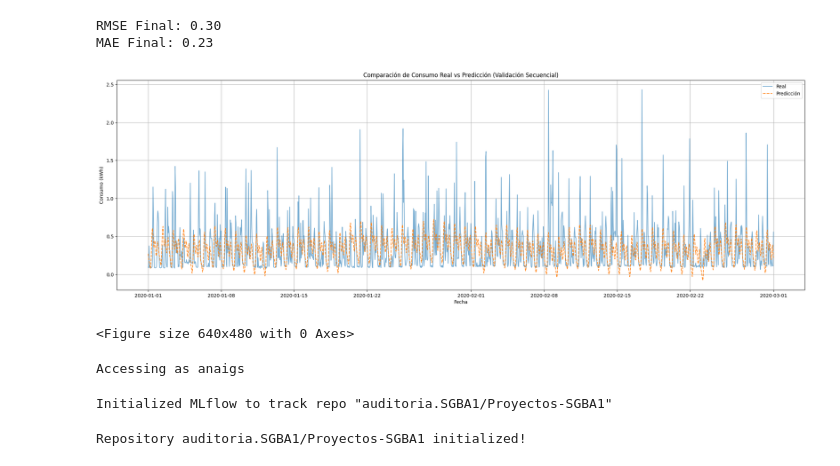
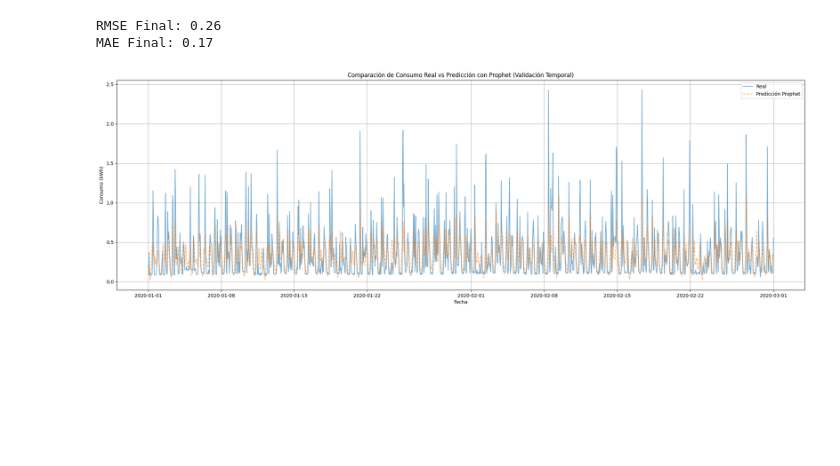
Before and after one commit to jortrux/Proyectos-SGBA1, a Jupyter notebook: src/modelos/predictivo_hogar/notebooks/modelo_individual_prophet.ipynb, the cells around one changed output. Saved outputs shown, nothing was run; the diff lists cells and outputs as text; code cells hidden in the pictures; blank space fills up the shorter version.

Commit message:
cambios en el error del modelo consumo individual

```diff
--- a/src/modelos/predictivo_hogar/notebooks/modelo_individual_prophet.ipynb
+++ b/src/modelos/predictivo_hogar/notebooks/modelo_individual_prophet.ipynb
@@ -132,0 +34,33 @@ for dia in pd.date_range(start='2020-01-01', end=test['ds'].max(), freq='D'):
+# %%
+# Features de lags y rolling SIN fuga
+df["lag_1h"] = df["consumo_kwh"].shift(1)
+df["lag_24h"] = df["consumo_kwh"].shift(24)
+df["rolling_3h"] = df["consumo_kwh"].shift(1).rolling(3).mean()
+df["rolling_24h"] = df["consumo_kwh"].shift(1).rolling(24).mean()
+df["delta"] = df["consumo_kwh"].diff().shift(1)
+
+# Ciclicidad horaria
+df["hour_sin"] = np.sin(2 * np.pi * df["hour"] / 24)
+df["hour_cos"] = np.cos(2 * np.pi * df["hour"] / 24)
+
+# Renombrar columnas para Prophet
+df = df.rename(columns={"timestamp": "ds", "consumo_kwh": "y"})
+
+# Eliminar nulos generados
+df.dropna(inplace=True)
+# %%
+# Variables que usás como regresores
+regresores = [
+    'hour', 'weekday', 'is_weekend', 'is_holiday',
+    'tmed', 'tmin', 'tmax', 'prec', 'velmedia', 'racha', 'sol', 'hrMedia', 'year',
+    'lag_1h', 'lag_24h', 'rolling_3h', 'rolling_24h', 'delta',
+    'hour_sin', 'hour_cos'
+]
+
+# Inicializar estructura de métricas y resultados
+rmse_values, mae_values = [], []
+predicciones_totales = pd.DataFrame()
+
+# Rango de validación
+start_val = pd.Timestamp('2020-01-01')
+end_val = df['ds'].max().normalize()
@@ -133,39 +132,22 @@ for dia in pd.date_range(start='2020-01-01', end=test['ds'].max(), freq='D'):
 # %%
-
-# Calcular métricas finales
+# Métricas globales
 rmse_final = np.mean(rmse_values)
 mae_final = np.mean(mae_values)
-
-print(f"RMSE Final: {rmse_final:.2f}")
+print(f"\nRMSE Final: {rmse_final:.2f}")
 print(f"MAE Final: {mae_final:.2f}")
 # %% [output]
-RMSE Final: 0.30
-MAE Final: 0.23
+RMSE Final: 0.26
+MAE Final: 0.17
 # %%
-# Graficar los valores reales vs predichos
+# Gráfico de resultados
 plt.figure(figsize=(26, 8))
-plt.plot(predicciones_totales['ds'], predicciones_totales['real'], label="Real", alpha=0.6)
-plt.plot(predicciones_totales['ds'], predicciones_totales['yhat'], label="Predicción", alpha=0.9, linestyle="dashed")
+plt.plot(predicciones_totales['timestamp'], predicciones_totales['real'], label="Real", alpha=0.6)
+plt.plot(predicciones_totales['timestamp'], predicciones_totales['predicho'], label="Predicción Prophet", linestyle="dashed", alpha=0.6)
 plt.xlabel("Fecha")
 plt.ylabel("Consumo (kWh)")
-plt.title("Comparación de Consumo Real vs Predicción (Validación Secuencial)")
+plt.title("Comparación de Consumo Real vs Predicción con Prophet (Validación Temporal)")
 plt.legend()
 plt.grid(True)
 plt.show()
 # %% [output]
-[figure, old version]
+[figure, new version]
-# %%
-# Guardar el gráfico
-plot_path = "prophet_predictions.png"
-plt.savefig(plot_path)
-plt.show()
-# %% [output]
-<Figure size 640x480 with 0 Axes>
-# %%
-import dagshub
-import mlflow
-dagshub.init(repo_owner='auditoria.SGBA1', repo_name='Proyectos-SGBA1', mlflow=True)
-# %% [output]
-Accessing as anaigs
-Initialized MLflow to track repo "auditoria.SGBA1/Proyectos-SGBA1"
-Repository auditoria.SGBA1/Proyectos-SGBA1 initialized!
```
Also changed, not shown: parts of 9 cells of this notebook, 9 other files.
